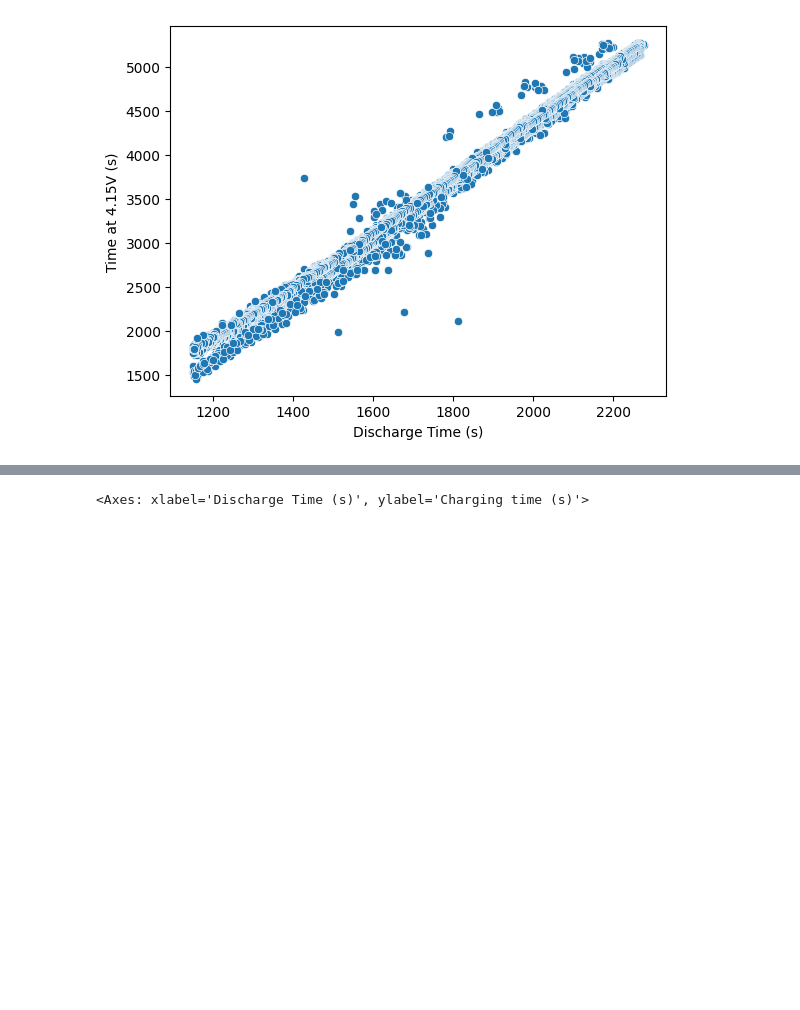
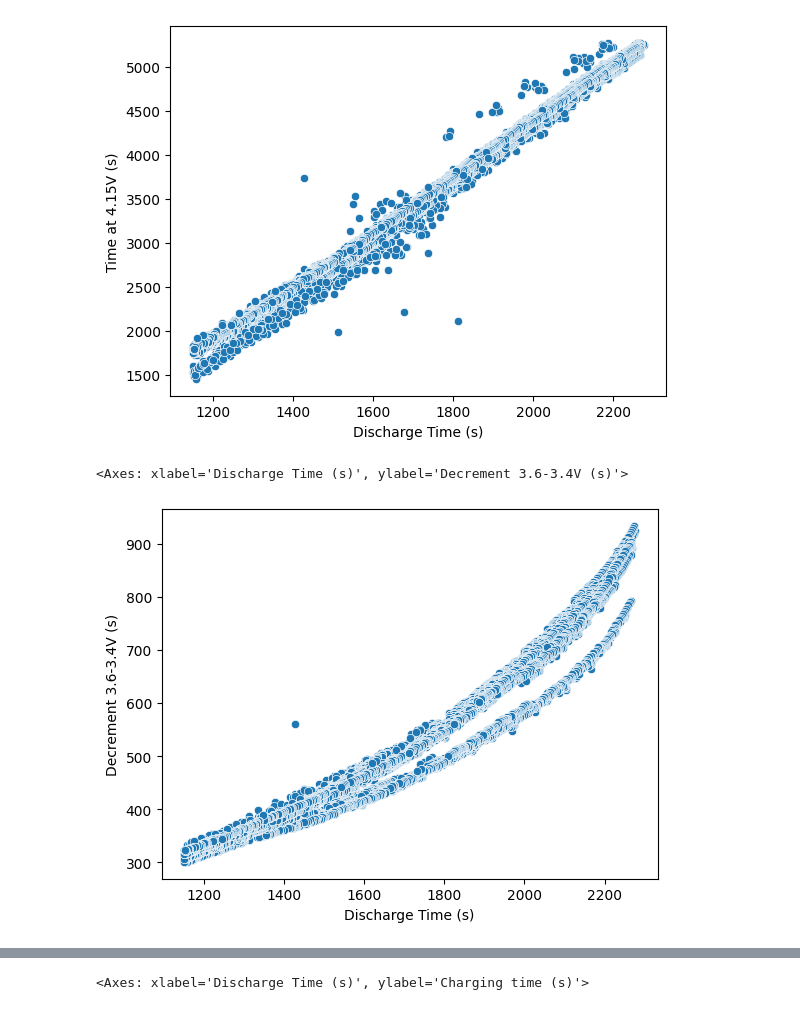
Before and after one commit to corioIA/Projet_IA, a Jupyter notebook: IA_bat.ipynb, the cells around one changed output, grey strips where cells are left out. Saved outputs shown, nothing was run; the diff lists cells and outputs as text; code cells hidden in the pictures; blank space fills up the shorter version.

```diff
--- a/IA_bat.ipynb
+++ b/IA_bat.ipynb
@@ -227,3 +233,8 @@ sns.scatterplot(data=df,x='Discharge Time (s)',y='Time at 4.15V (s)')
 # %% [output]
 <Axes: xlabel='Discharge Time (s)', ylabel='Time at 4.15V (s)'>
 [figure]
+# %%
+sns.scatterplot(data=df,x='Discharge Time (s)',y='Decrement 3.6-3.4V (s)')
+# %% [output]
+<Axes: xlabel='Discharge Time (s)', ylabel='Decrement 3.6-3.4V (s)'>
+[figure, added]
```
Also changed, not shown: parts of 20 cells of this notebook.
